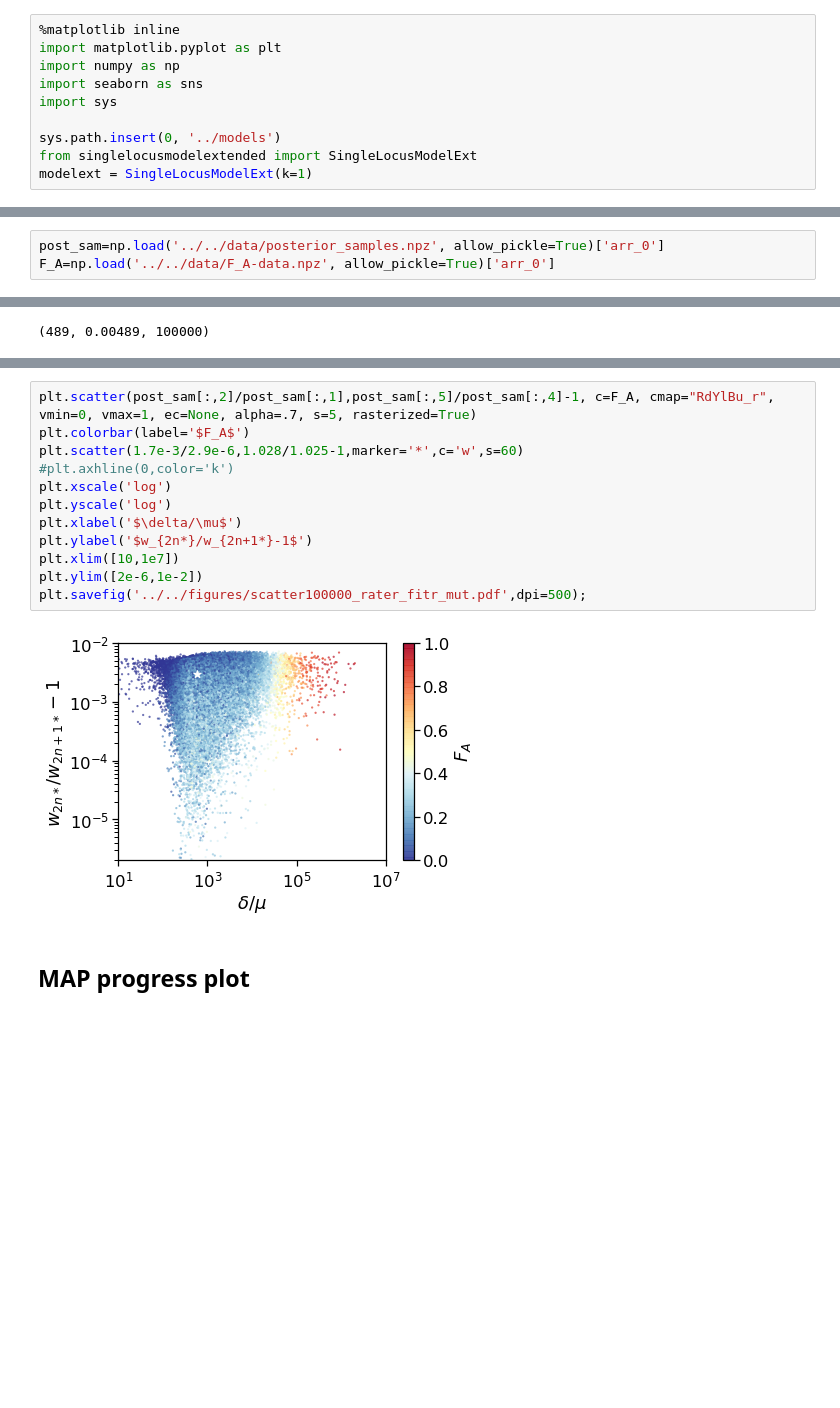
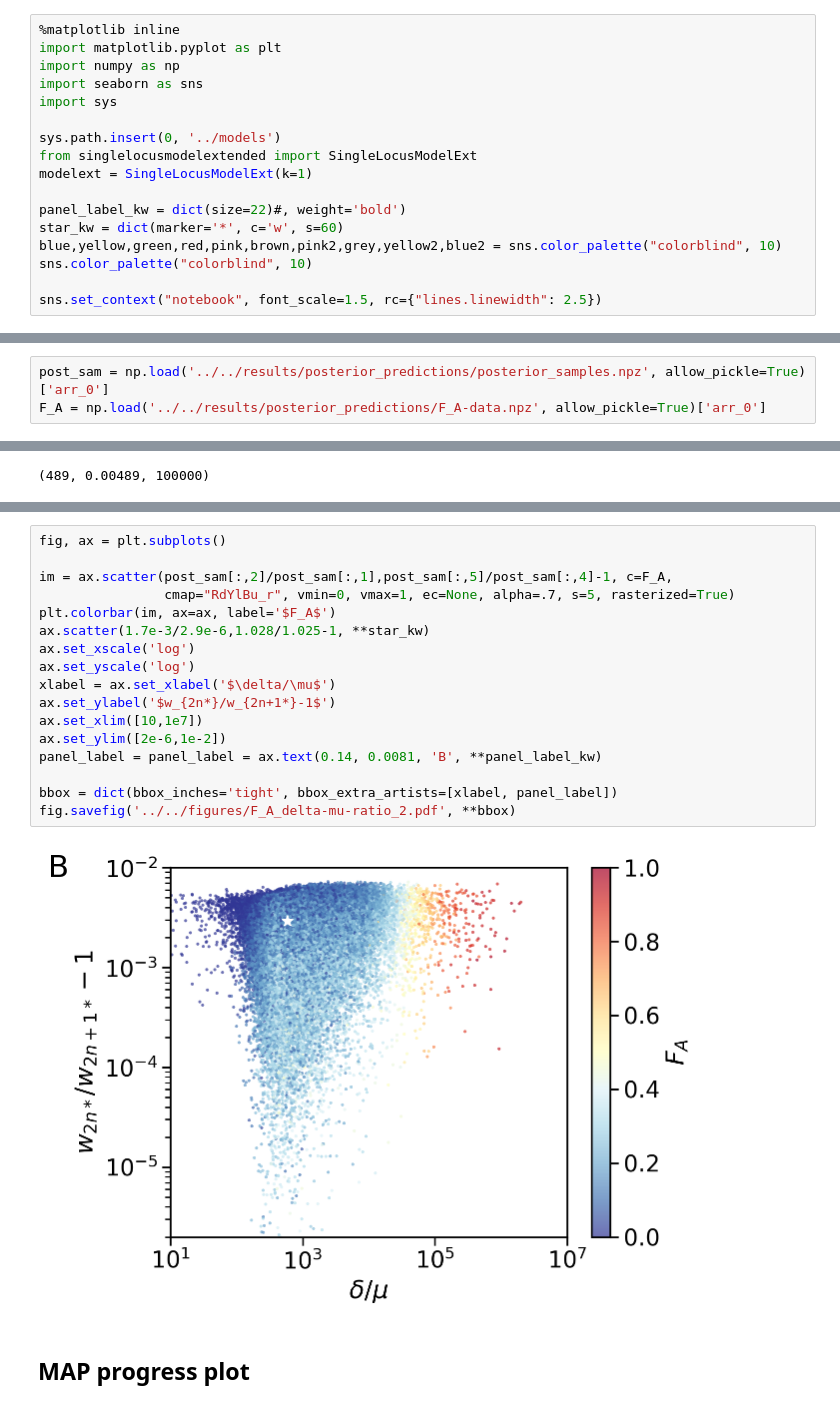
Before and after one commit to yoavram-lab/Heatrisomy, a Jupyter notebook: src/notebooks/posterior simulations.ipynb, the cells around one changed output, grey strips where cells are left out. Cells and saved outputs as stored; diff of their text form; blank space fills up the shorter version.

```diff
--- a/src/notebooks/posterior simulations.ipynb
+++ b/src/notebooks/posterior simulations.ipynb
@@ -8,3 +8,10 @@ import sys
 sys.path.insert(0, '../models')
 from singlelocusmodelextended import SingleLocusModelExt
 modelext = SingleLocusModelExt(k=1)
+
+panel_label_kw = dict(size=22)#, weight='bold')
+star_kw = dict(marker='*', c='w', s=60)
+blue,yellow,green,red,pink,brown,pink2,grey,yellow2,blue2 = sns.color_palette("colorblind", 10)
+sns.color_palette("colorblind", 10)
+
+sns.set_context("notebook", font_scale=1.5, rc={"lines.linewidth": 2.5})
@@ -13,3 +18,3 @@ sns.set_context("notebook", font_scale=1.5, rc={"lines.linewidth": 2.5})
 # %%
-post_sam=np.load('../../data/posterior_samples.npz', allow_pickle=True)['arr_0']
-F_A=np.load('../../data/F_A-data.npz', allow_pickle=True)['arr_0']
+post_sam = np.load('../../results/posterior_predictions/posterior_samples.npz', allow_pickle=True)['arr_0']
+F_A = np.load('../../results/posterior_predictions/F_A-data.npz', allow_pickle=True)['arr_0']
@@ -70,17 +84,22 @@ plt.savefig('../../figures/scatter100000_rater_fitr_from_wt.pdf',dpi=500);
 # %%
-plt.scatter(post_sam[:,2]/post_sam[:,1],post_sam[:,5]/post_sam[:,4]-1, c=F_A, cmap="RdYlBu_r", vmin=0, vmax=1, ec=None, alpha=.7, s=5, rasterized=True)
-plt.colorbar(label='$F_A$')
-plt.scatter(1.7e-3/2.9e-6,1.028/1.025-1,marker='*',c='w',s=60)
-#plt.axhline(0,color='k')
-plt.xscale('log')
-plt.yscale('log')
-plt.xlabel('$\delta/\mu$')
-plt.ylabel('$w_{2n*}/w_{2n+1*}-1$')
-plt.xlim([10,1e7])
-plt.ylim([2e-6,1e-2])
-plt.savefig('../../figures/scatter100000_rater_fitr_mut.pdf',dpi=500);
+fig, ax = plt.subplots()
+
+im = ax.scatter(post_sam[:,2]/post_sam[:,1],post_sam[:,5]/post_sam[:,4]-1, c=F_A,
+                cmap="RdYlBu_r", vmin=0, vmax=1, ec=None, alpha=.7, s=5, rasterized=True)
+plt.colorbar(im, ax=ax, label='$F_A$')
+ax.scatter(1.7e-3/2.9e-6,1.028/1.025-1, **star_kw)
+ax.set_xscale('log')
+ax.set_yscale('log')
+xlabel = ax.set_xlabel('$\delta/\mu$')
+ax.set_ylabel('$w_{2n*}/w_{2n+1*}-1$')
+ax.set_xlim([10,1e7])
+ax.set_ylim([2e-6,1e-2])
+panel_label = panel_label = ax.text(0.14, 0.0081, 'B', **panel_label_kw)
+
+bbox = dict(bbox_inches='tight', bbox_extra_artists=[xlabel, panel_label])
+fig.savefig('../../figures/F_A_delta-mu-ratio_2.pdf', **bbox)
 # %% [output]
-[figure, old version]
+[figure, new version]
 # %% [markdown]
 ## MAP progress plot
 # %%
```
Also changed, not shown: parts of 12 cells of this notebook, 6 other files.
